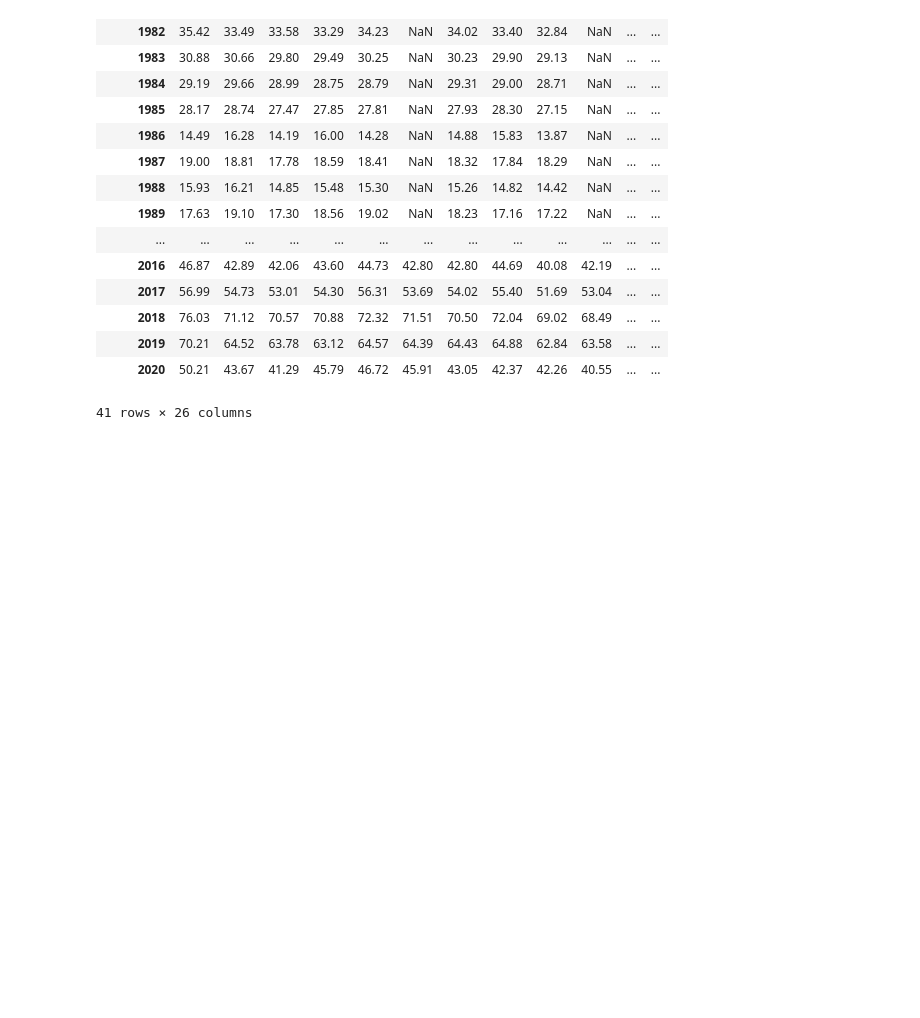
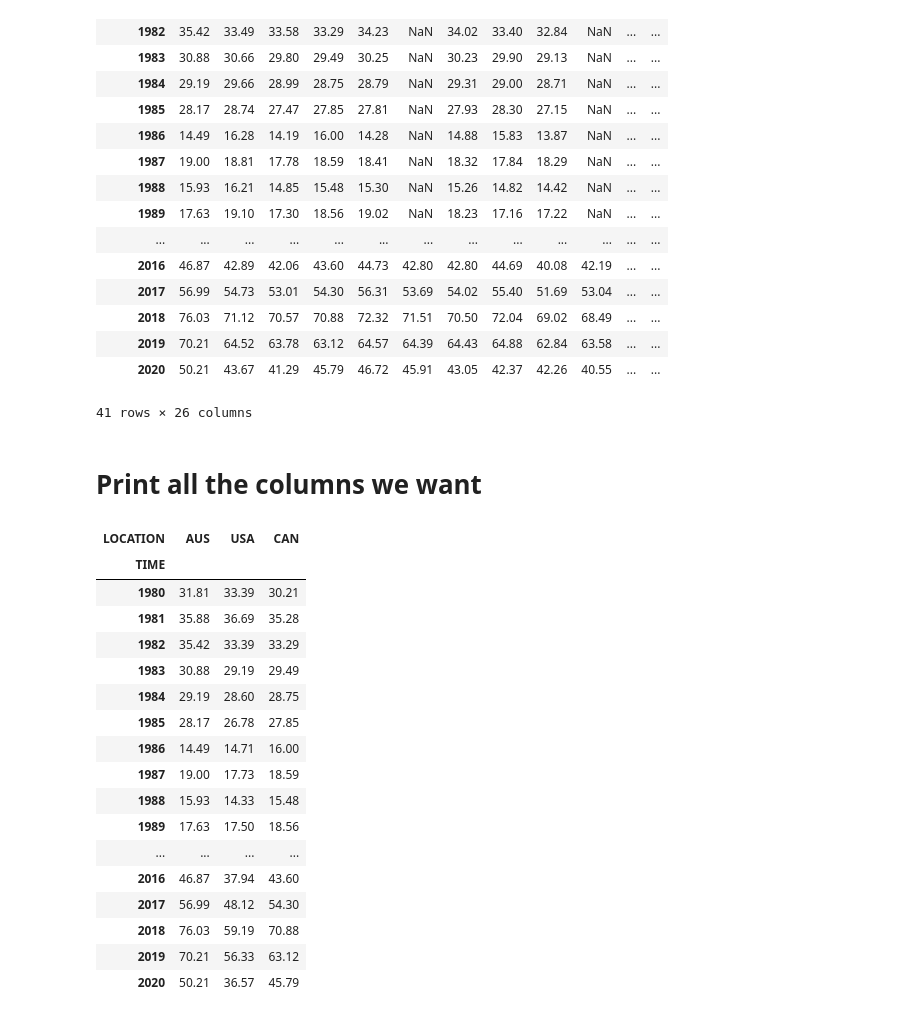
Before and after one commit to achen2018/cs103a-cpa01, a Jupyter notebook: cpa01.ipynb, the cells around one changed output. Cells and saved outputs as stored; diff of their text form; code cells hidden in the pictures; blank space fills up the shorter version.

```diff
--- a/cpa01.ipynb
+++ b/cpa01.ipynb
@@ -125,3 +127,26 @@ df2
 | 2019 | 70.21 | 64.52 | 63.78 | 63.12 | 64.57 | 64.39 | 64.43 | 64.88 | 62.84 | 63.58 | ... | ... |
 | 2020 | 50.21 | 43.67 | 41.29 | 45.79 | 46.72 | 45.91 | 43.05 | 42.37 | 42.26 | 40.55 | ... | ... |
 41 rows × 26 columns
+# %% [markdown]
+# Print all the columns we want
+# %%
+df2[['AUS','USA','CAN']]
+# %% [output]
+| LOCATION | AUS | USA | CAN |
+| TIME |  |  |  |
+| 1980 | 31.81 | 33.39 | 30.21 |
+| 1981 | 35.88 | 36.69 | 35.28 |
+| 1982 | 35.42 | 33.39 | 33.29 |
+| 1983 | 30.88 | 29.19 | 29.49 |
+| 1984 | 29.19 | 28.60 | 28.75 |
+| 1985 | 28.17 | 26.78 | 27.85 |
+| 1986 | 14.49 | 14.71 | 16.00 |
+| 1987 | 19.00 | 17.73 | 18.59 |
+| 1988 | 15.93 | 14.33 | 15.48 |
+| 1989 | 17.63 | 17.50 | 18.56 |
+| ... | ... | ... | ... |
+| 2016 | 46.87 | 37.94 | 43.60 |
+| 2017 | 56.99 | 48.12 | 54.30 |
+| 2018 | 76.03 | 59.19 | 70.88 |
+| 2019 | 70.21 | 56.33 | 63.12 |
+| 2020 | 50.21 | 36.57 | 45.79 |
```
Also changed, not shown: parts of 7 cells of this notebook.
